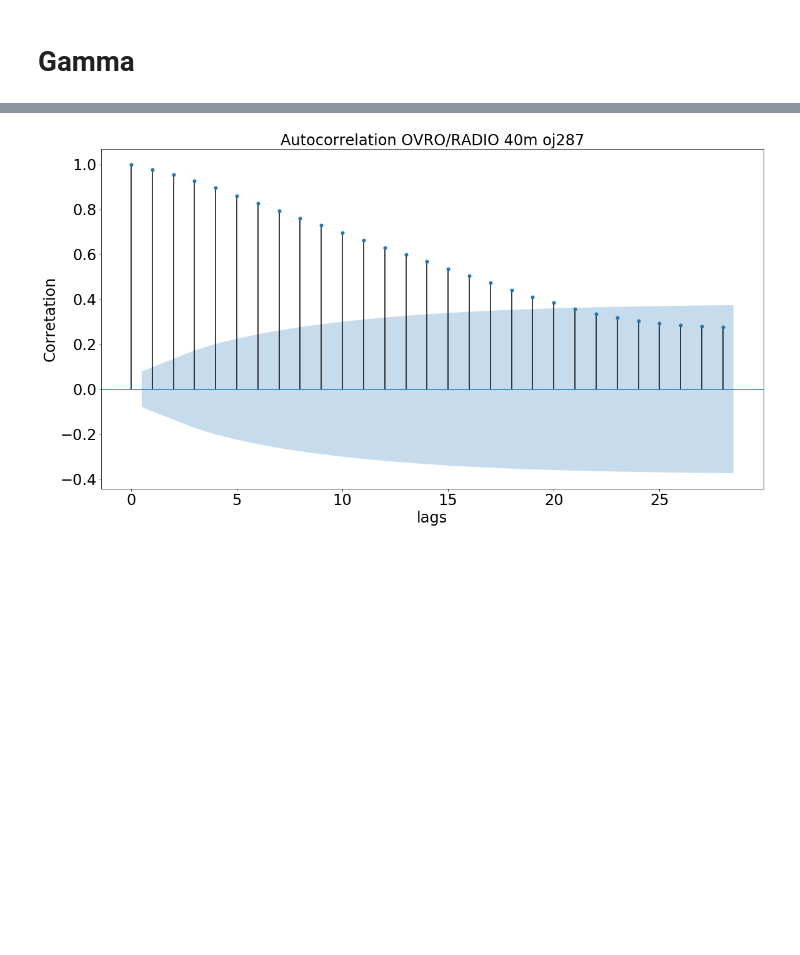
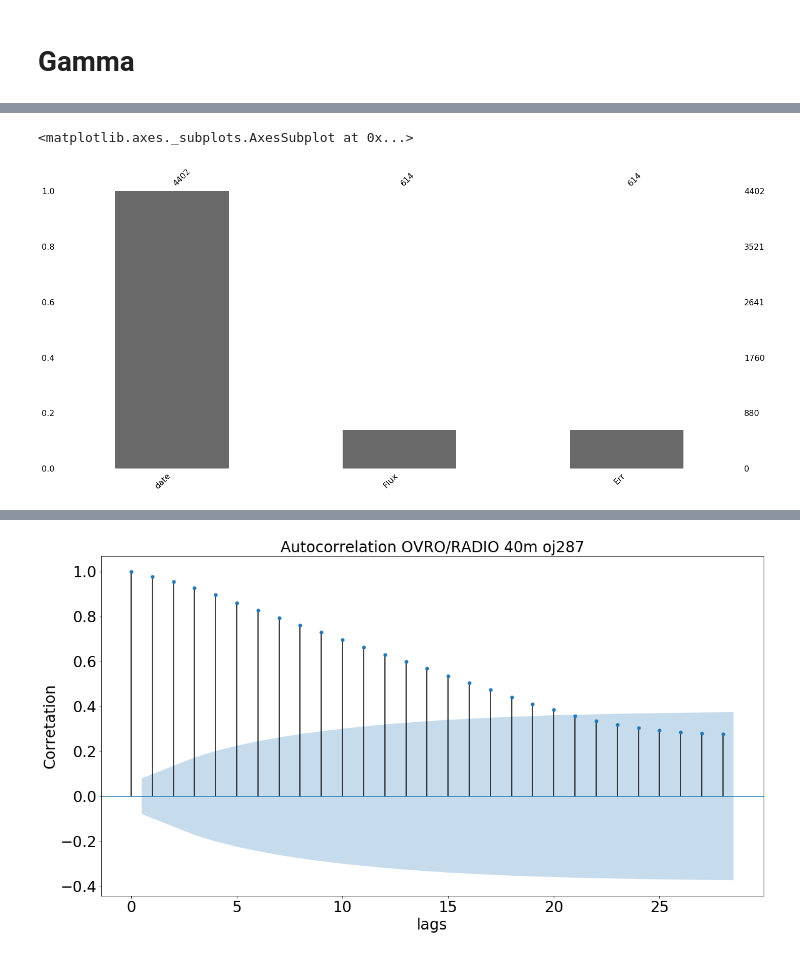
Before and after one commit to GuijonGustavo/oj287_lc, a Jupyter notebook: radio/ts/time-serie-analysis_radio.ipynb, the cells around one changed output, grey strips where cells are left out. Saved outputs shown, nothing was run; the diff lists cells and outputs as text; code cells hidden in the pictures; blank space fills up the shorter version.

```diff
--- a/radio/ts/time-serie-analysis_radio.ipynb
+++ b/radio/ts/time-serie-analysis_radio.ipynb
@@ -79,0 +92,5 @@ ax.text(0.8, 17.5, legenda_desv, fontsize=24)
+# %%
+msno.bar(data)
+# %% [output]
+<matplotlib.axes._subplots.AxesSubplot at 0x...>
+[figure, added]
```
Also changed, not shown: parts of 15 cells of this notebook, 1 other file.
